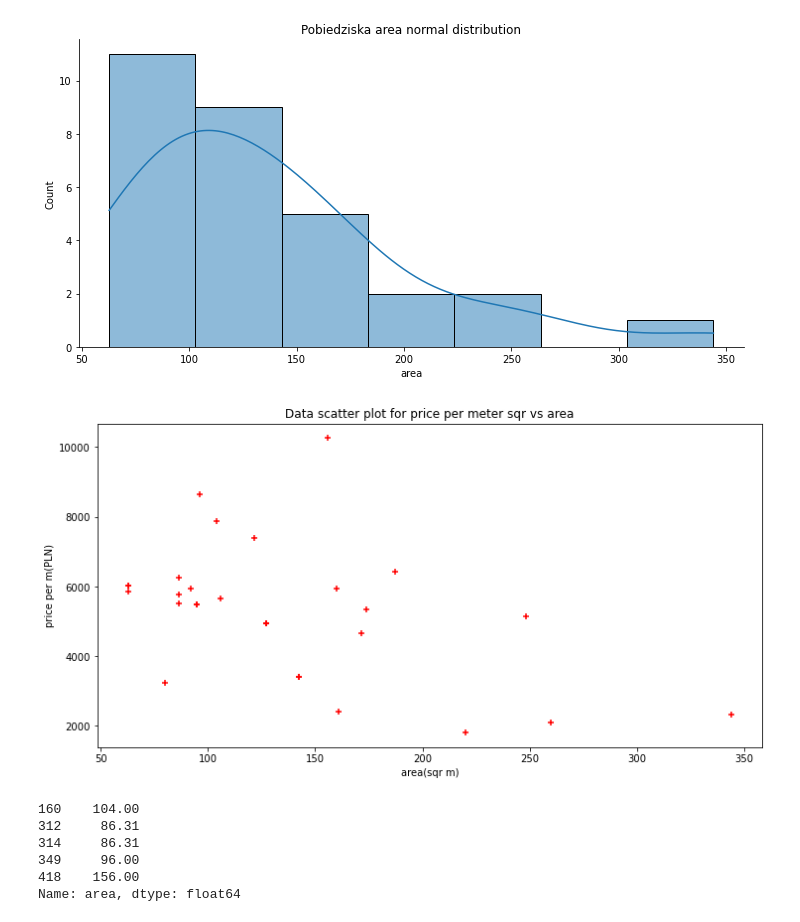
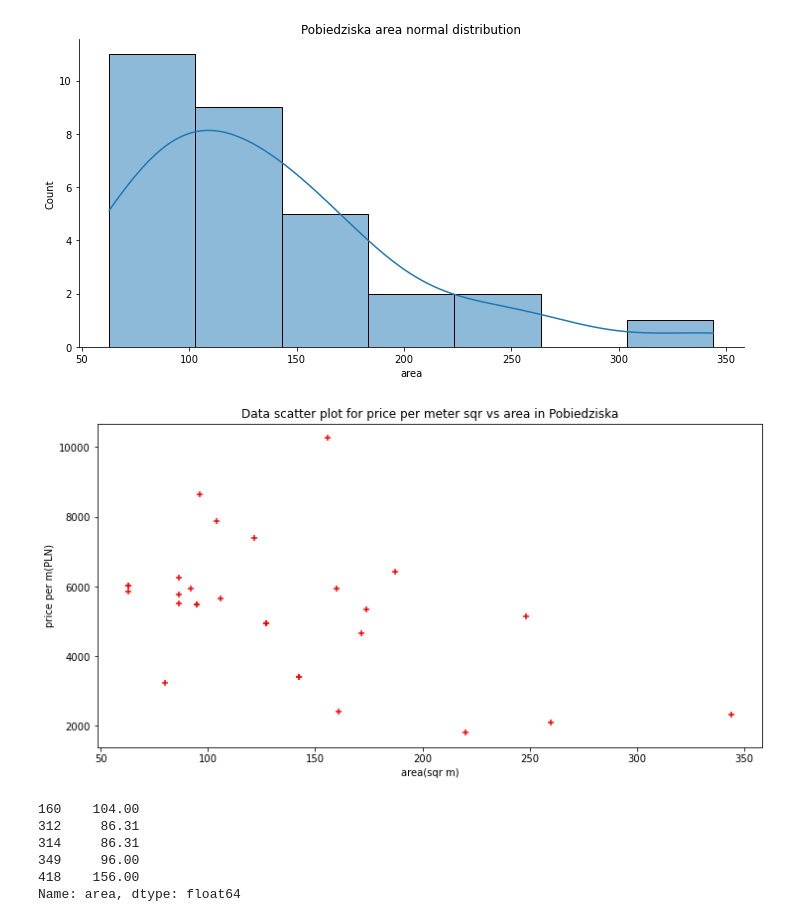
Before and after one commit to MariuszTP/house-prices-analysis, a Jupyter notebook: otodom_analysis scikitlearn master.ipynb, the cells around one changed output. Cells and saved outputs as stored; diff of their text form; code cells hidden in the pictures.

```diff
--- a/otodom_analysis scikitlearn master.ipynb
+++ b/otodom_analysis scikitlearn master.ipynb
@@ -452,14 +452,14 @@ Text(0.5, 1.0, 'Pobiedziska area normal distribution')
 # %%
 #"price per m" vs "area" for Pobiedziska
 %matplotlib inline
 plt.figure(figsize=(12, 6))
 plt.xlabel('area(sqr m)')
 plt.ylabel('price per m(PLN)')
-plt.title("Data scatter plot for price per meter sqr vs area")
+plt.title("Data scatter plot for price per meter sqr vs area in Pobiedziska")
 plt.scatter(df_pob.area, df_pob['price per m'], color='red', marker="+")
 plt.ticklabel_format(style='plain', useOffset=False, axis='x')
 # %% [output]
-[figure, old version]
+[figure, new version]
 # %%
 x_pob_ppm = pd.DataFrame(df_pob['area']).values
 y_pob_ppm = pd.DataFrame(df_pob['price per m']).values
```
Also changed, not shown: parts of 2 cells of this notebook, 4 other files.
